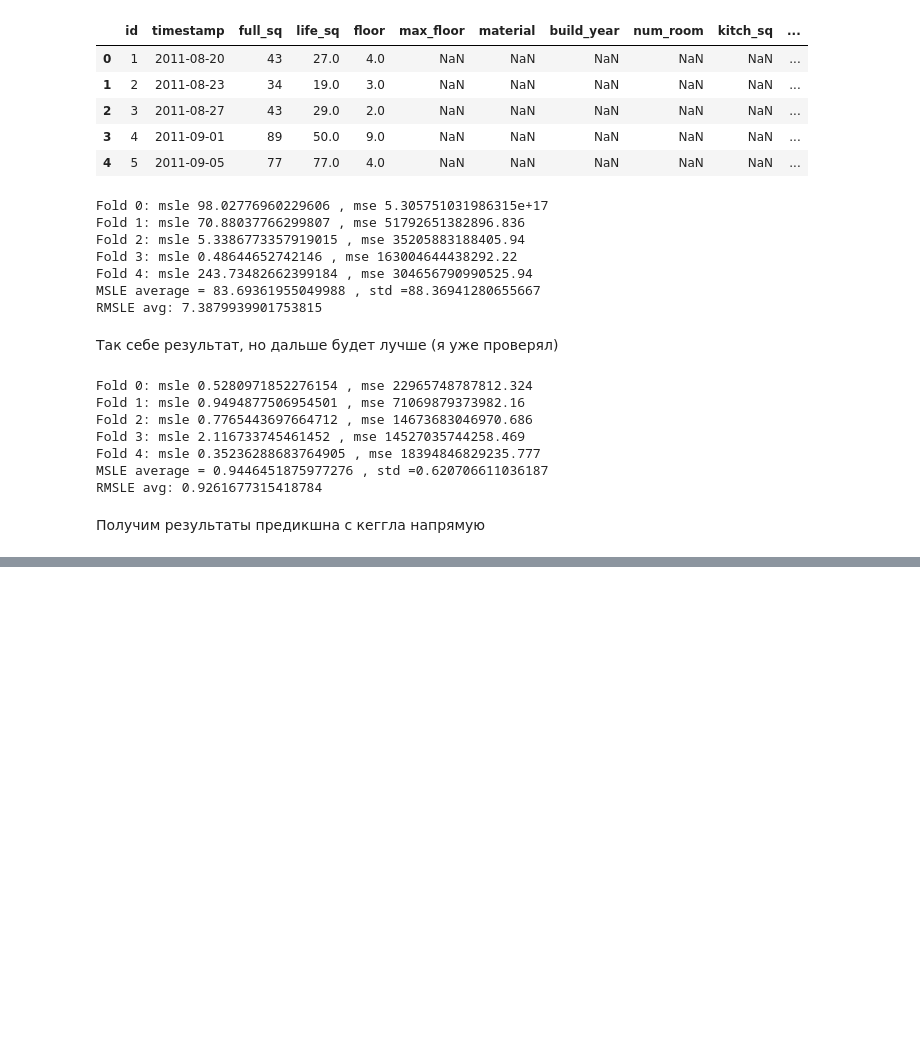
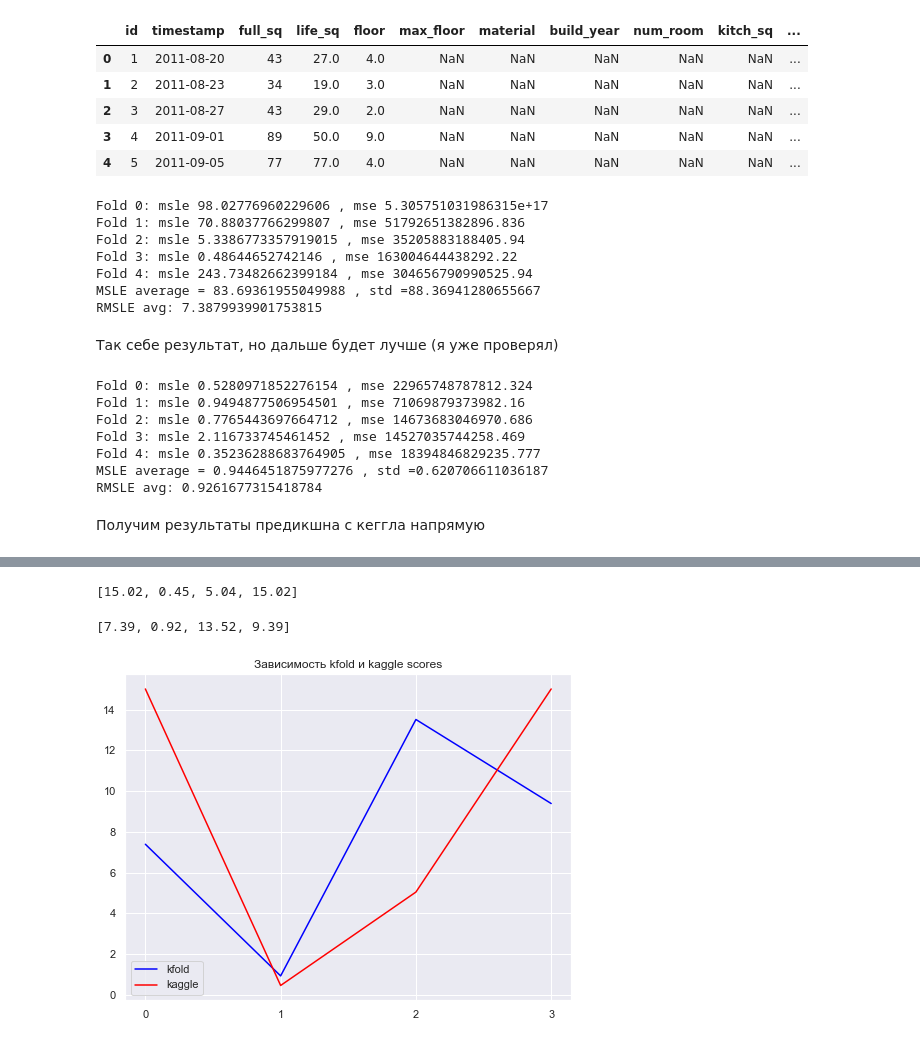
Before and after one commit to DenisKochetov/sber_housing_ml, a Jupyter notebook: notebooks/Data preparation.ipynb, the cells around one changed output, grey strips where cells are left out. Saved outputs shown, nothing was run; the diff lists cells and outputs as text; code cells hidden in the pictures; blank space fills up the shorter version.

```diff
--- a/notebooks/Data preparation.ipynb
+++ b/notebooks/Data preparation.ipynb
@@ -634,0 +743,2 @@ kfold_scores.append(0.92)
+# %%
+kfold_scores.append(13.52)
@@ -634,0 +760,2 @@ kfold_scores.append(0.92)
+# %%
+kaggle_scores.append(5.04)
@@ -634,0 +860,2 @@ kfold_scores.append(0.92)
+# %%
+kfold_scores.append(9.39)
@@ -634,0 +879,20 @@ kfold_scores.append(0.92)
+# %%
+kaggle_scores.append(15.02)
+# %%
+kaggle_scores
+# %% [output]
+[15.02, 0.45, 5.04, 15.02]
+# %%
+kfold_scores
+# %% [output]
+[7.39, 0.92, 13.52, 9.39]
+# %%
+plt.figure(figsize=(8, 6))
+plt.title('Зависимость kfold и kaggle scores')
+plt.plot(np.arange(4), kfold_scores, color='blue', label='kfold')
+plt.plot(np.arange(4), kaggle_scores, color='red', label='kaggle')
+plt.xticks(np.arange(4))
+plt.legend()
+plt.show()
+# %% [output]
+[figure, added]
```
Also changed, not shown: parts of 46 cells of this notebook.
